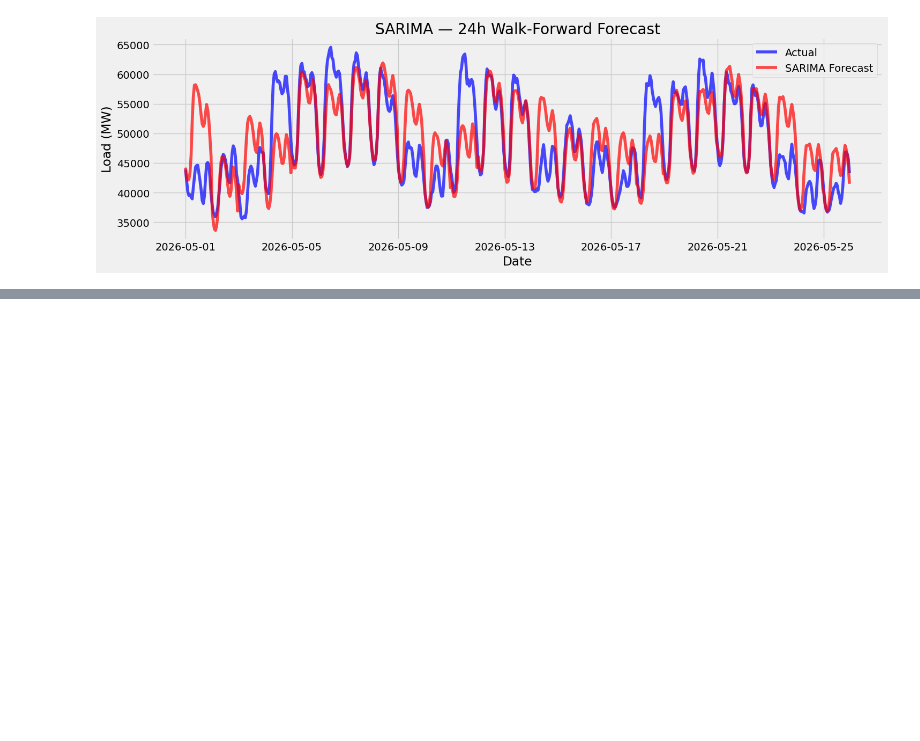
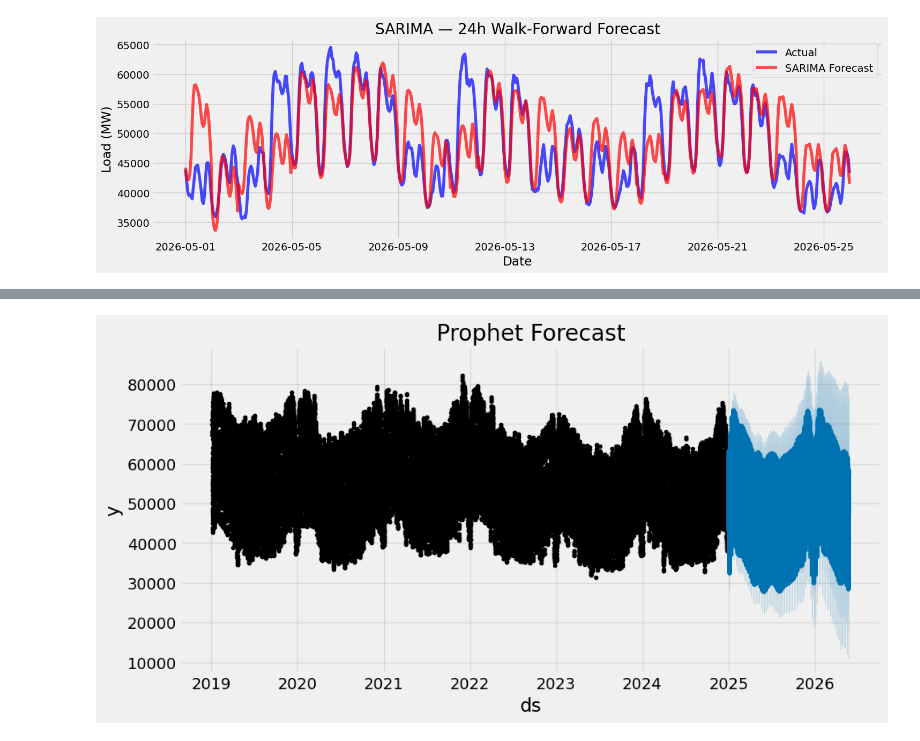
Before and after one commit to samithcsachi/grid-forecast, a Jupyter notebook: research/Model_Experiments.ipynb, the cells around one changed output, grey strips where cells are left out. Saved outputs shown, nothing was run; the diff lists cells and outputs as text; code cells hidden in the pictures; blank space fills up the shorter version.

```diff
--- a/research/Model_Experiments.ipynb
+++ b/research/Model_Experiments.ipynb
@@ -189,0 +211,8 @@ plt.show()
+# %%
+power_train_prophet = train_prophet.reset_index()
+power_train_prophet.columns = ['ds', 'y']
+power_train_prophet['ds'] = power_train_prophet['ds'].dt.tz_localize(None)
+# %%
+%%time
+model = Prophet()
+model.fit(power_train_prophet)
@@ -189,0 +225,8 @@ plt.show()
+# %%
+power_test_prophet = test_prophet.reset_index()
+power_test_prophet.columns = ['ds', 'y']
+power_test_prophet['ds'] = power_test_prophet['ds'].dt.tz_localize(None)
+
+
+
+power_test_fcst = model.predict(power_test_prophet)
@@ -189,0 +243,7 @@ plt.show()
+# %%
+fig, ax = plt.subplots(figsize=(10, 5))
+fig = model.plot(power_test_fcst, ax=ax)
+ax.set_title('Prophet Forecast')
+plt.show()
+# %% [output]
+[figure, added]
```
Also changed, not shown: parts of 7 cells of this notebook, 2 other files.
